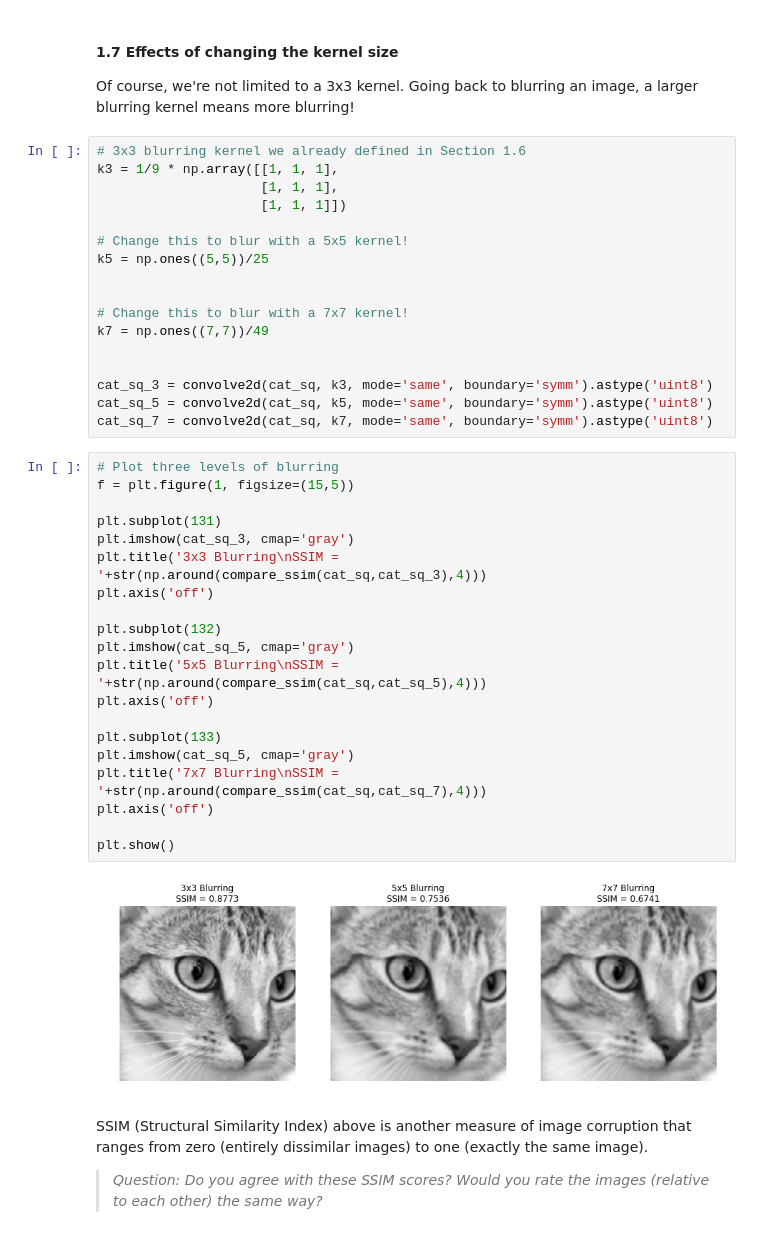
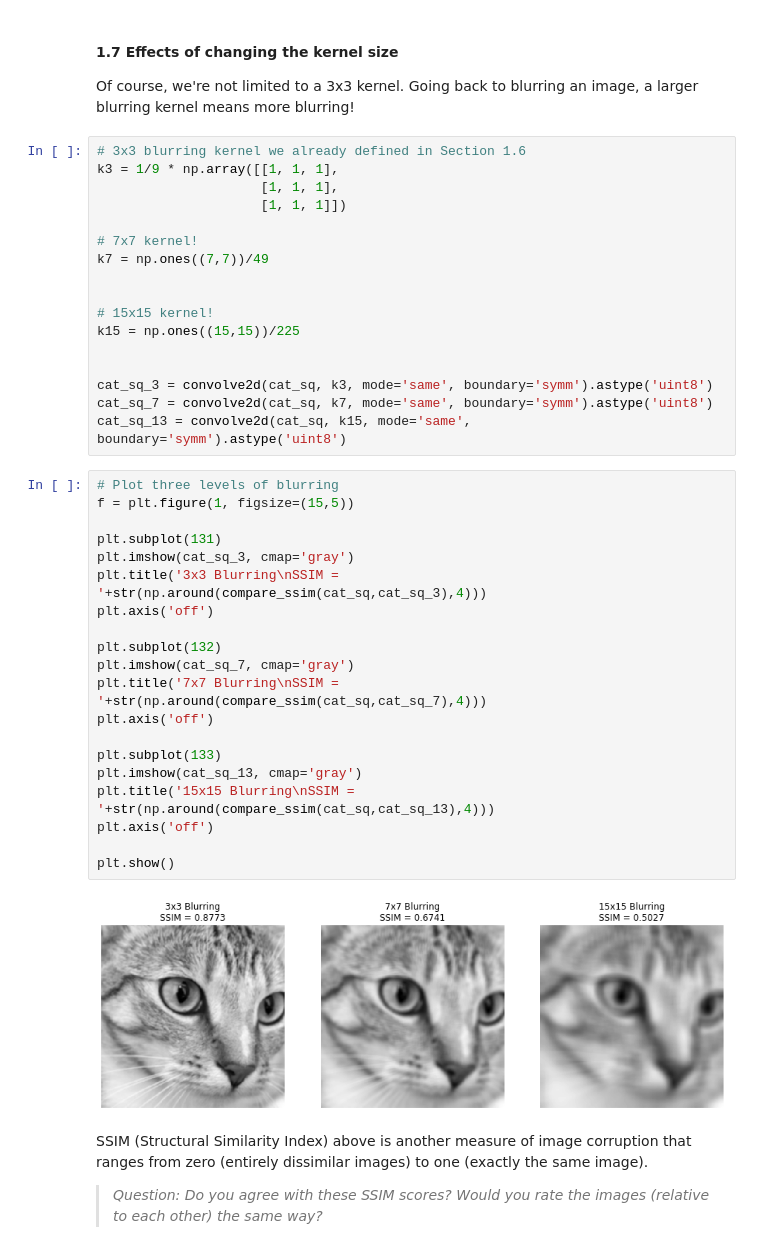
Before and after one commit to nerdslab/HandsOnTech, a Jupyter notebook: HOT_Demo/Hands_on_Tech_Image_Processing.ipynb, the cells around one changed output. Drawn from its saved outputs; the diff is of its cells as text.

```diff
--- a/HOT_Demo/Hands_on_Tech_Image_Processing.ipynb
+++ b/HOT_Demo/Hands_on_Tech_Image_Processing.ipynb
@@ -222,39 +224,39 @@ k3 = 1/9 * np.array([[1, 1, 1],
                      [1, 1, 1],
                      [1, 1, 1]])
 
-# Change this to blur with a 5x5 kernel!
-k5 = np.ones((5,5))/25
-
-
-# Change this to blur with a 7x7 kernel!
+# 7x7 kernel!
 k7 = np.ones((7,7))/49
 
 
+# 15x15 kernel!
+k15 = np.ones((15,15))/225
+
+
 cat_sq_3 = convolve2d(cat_sq, k3, mode='same', boundary='symm').astype('uint8')
-cat_sq_5 = convolve2d(cat_sq, k5, mode='same', boundary='symm').astype('uint8')
 cat_sq_7 = convolve2d(cat_sq, k7, mode='same', boundary='symm').astype('uint8')
+cat_sq_13 = convolve2d(cat_sq, k15, mode='same', boundary='symm').astype('uint8')
 # %%
 # Plot three levels of blurring
 f = plt.figure(1, figsize=(15,5))
 
 plt.subplot(131)
 plt.imshow(cat_sq_3, cmap='gray')
 plt.title('3x3 Blurring\nSSIM = '+str(np.around(compare_ssim(cat_sq,cat_sq_3),4)))
 plt.axis('off')
 
 plt.subplot(132)
-plt.imshow(cat_sq_5, cmap='gray')
-plt.title('5x5 Blurring\nSSIM = '+str(np.around(compare_ssim(cat_sq,cat_sq_5),4)))
+plt.imshow(cat_sq_7, cmap='gray')
+plt.title('7x7 Blurring\nSSIM = '+str(np.around(compare_ssim(cat_sq,cat_sq_7),4)))
 plt.axis('off')
 
 plt.subplot(133)
-plt.imshow(cat_sq_5, cmap='gray')
-plt.title('7x7 Blurring\nSSIM = '+str(np.around(compare_ssim(cat_sq,cat_sq_7),4)))
+plt.imshow(cat_sq_13, cmap='gray')
+plt.title('15x15 Blurring\nSSIM = '+str(np.around(compare_ssim(cat_sq,cat_sq_13),4)))
 plt.axis('off')
 
 plt.show()
 # %% [output]
-[figure, old version]
+[figure, new version]
 # %% [markdown]
 SSIM (Structural Similarity Index) above is another measure of image corruption that ranges from zero (entirely dissimilar images) to one (exactly the same image).
 
```
Also changed, not shown: parts of 8 cells of this notebook.
